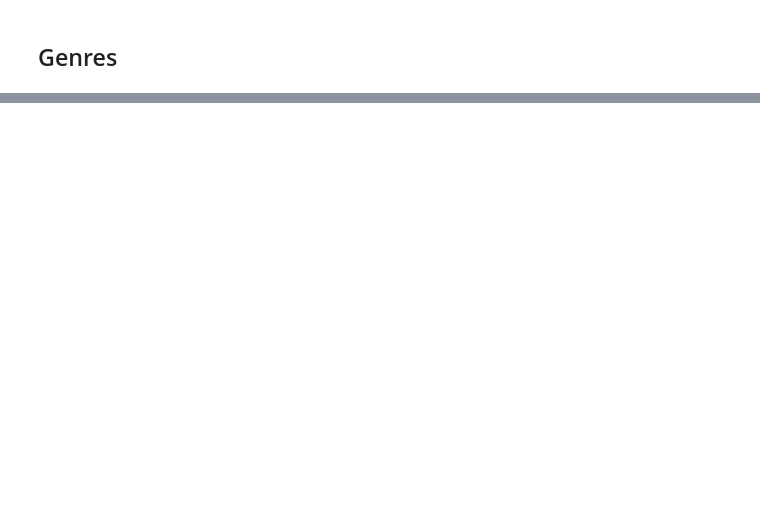
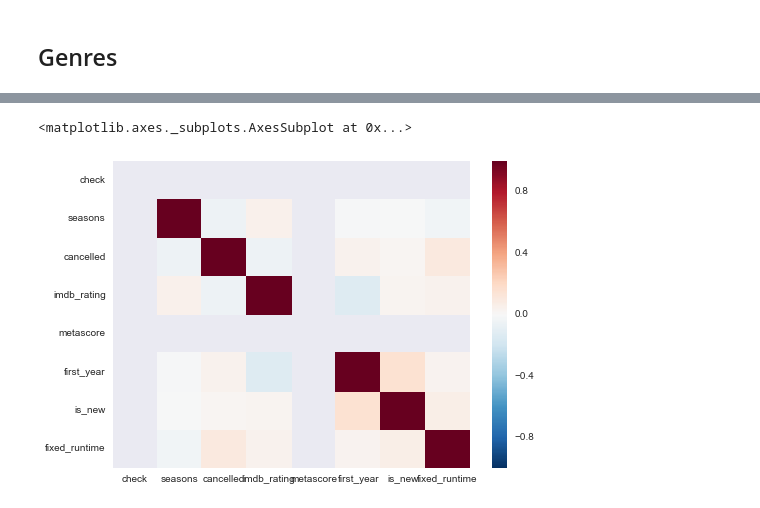
Before and after one commit to cgeppig/Will_My_Show_Get_Cancelled, a Jupyter notebook: Capstone Exploratory Data Analysis.ipynb, the cells around one changed output, grey strips where cells are left out. Cells and saved outputs as stored; diff of their text form; code cells hidden in the pictures; blank space fills up the shorter version.

```diff
--- a/Capstone Exploratory Data Analysis.ipynb
+++ b/Capstone Exploratory Data Analysis.ipynb
@@ -222,0 +361,5 @@ all_genres[0:20]
+# %%
+sns.heatmap(shows.corr())
+# %% [output]
+<matplotlib.axes._subplots.AxesSubplot at 0x...>
+[figure, added]
```
Also changed, not shown: parts of 39 cells of this notebook, 2 other files.
